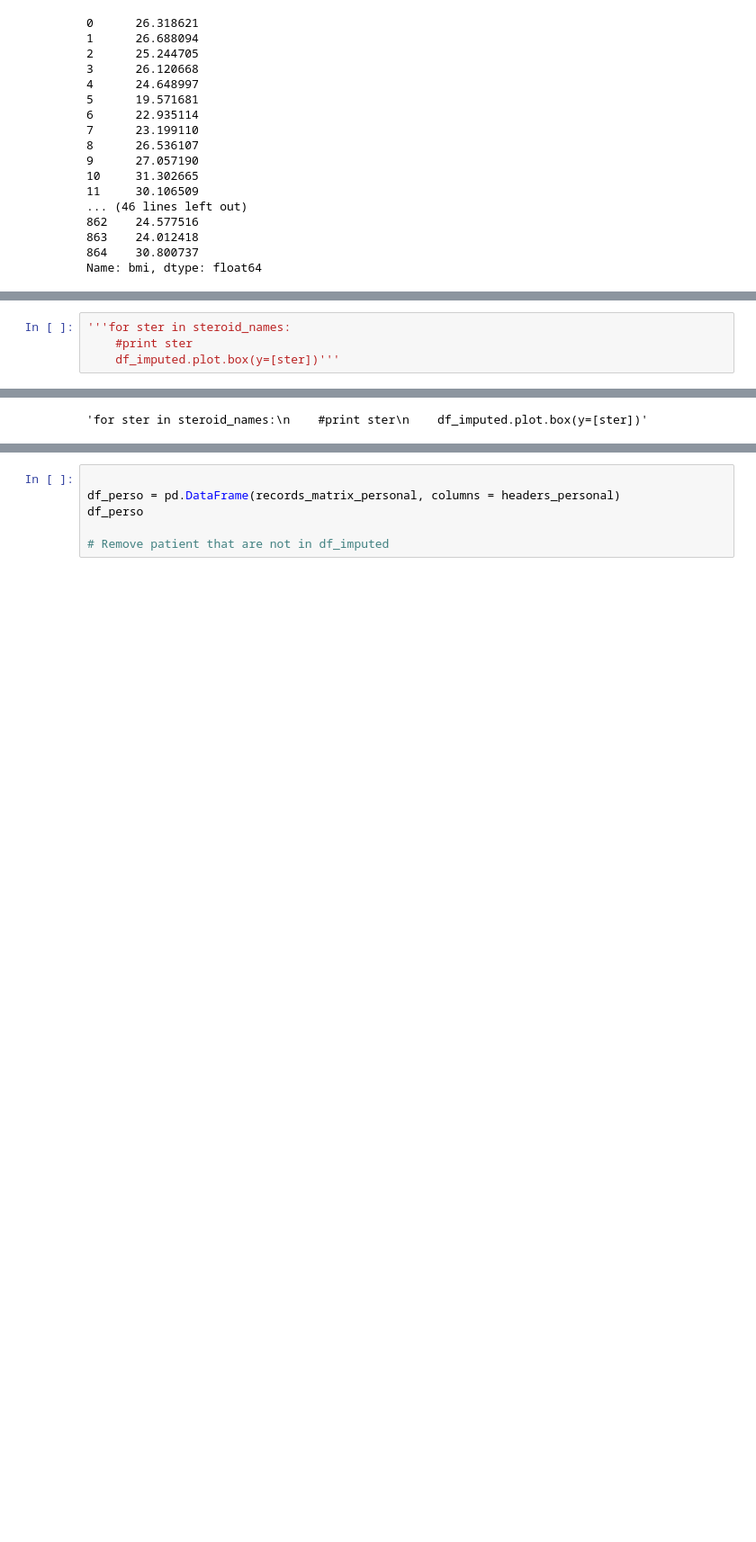
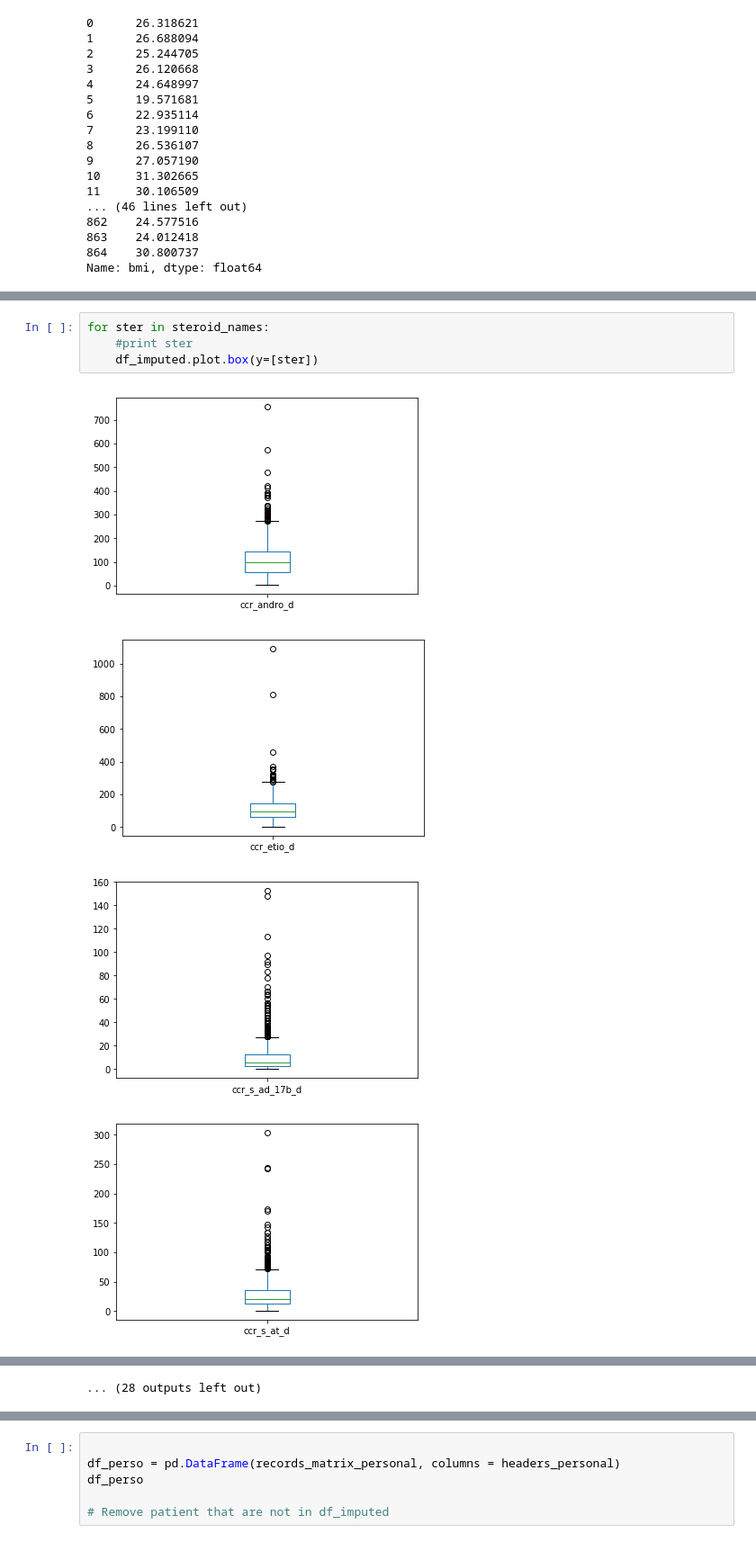
Before and after one commit to simon-baehler/LFA-Steroide, a Jupyter notebook: DRAFT.ipynb, the cells around one changed output, grey strips where cells are left out. Shown at 90% size. Saved outputs shown, nothing was run; the diff lists cells and outputs as text; blank space fills up the shorter version.

```diff
--- a/DRAFT.ipynb
+++ b/DRAFT.ipynb
@@ -306,5 +319,9 @@ print steroid_names
 # %%
-'''for ster in steroid_names:
+for ster in steroid_names:
     #print ster
-    df_imputed.plot.box(y=[ster])'''
+    df_imputed.plot.box(y=[ster])
 # %% [output]
+[figure, added]
+[figure, added]
+[figure, added]
+[figure, added]
@@ -311,2 +336,2 @@ print steroid_names
-'for ster in steroid_names:\n    #print ster\n    df_imputed.plot.box(y=[ster])'
+... (28 outputs left out)
 # %%
```
Also changed, not shown: parts of 8 cells of this notebook.
